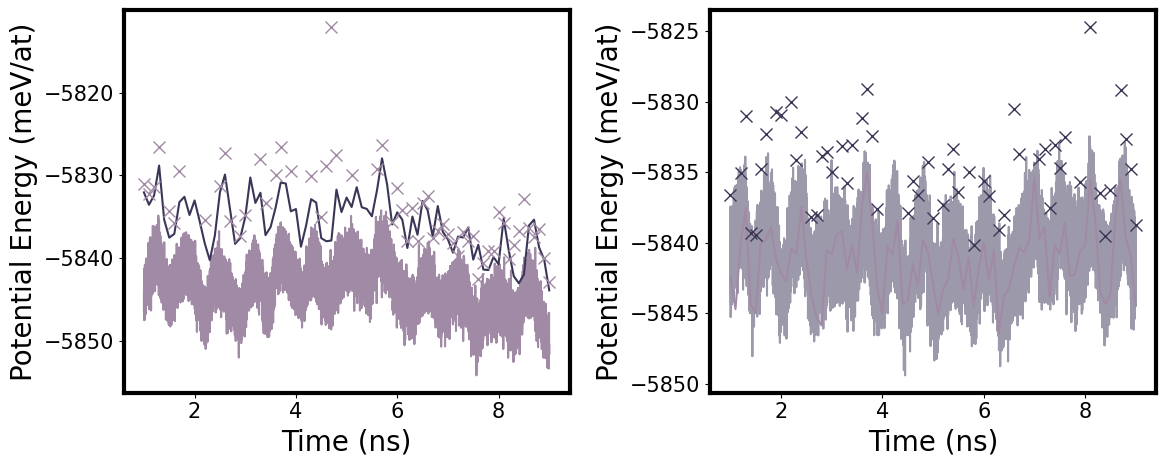
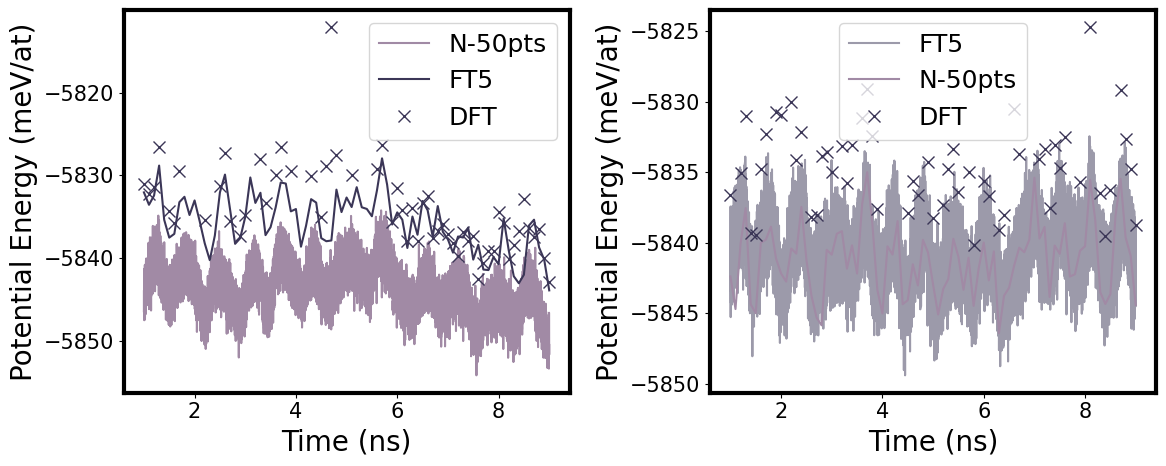
Unified diff of the notebook cell whose output changed from the first chart to the second:
--- before
+++ after
@@ -1,12 +1,18 @@
-fig, ax = plt.subplots(1,2, figsize = (12, 5))
+fig, ax = plt.subplots(1, 2, figsize = (12, 5))
 x_axis = np.linspace(0, 9, 18001)
-ax[0].plot(x_axis[2000:], Naive_Long_MD['PotEng'][2000:] * meV_per_atom, color=colors[2])
-ax[0].plot(x_axis[2000:][::200], periodic_on_naive[10:], color=colors[5])
-for key in Naive_Long_DFT.keys():
-    ax[0].plot(key/2000, Naive_Long_DFT[key].energy * meV_per_atom, 'x', color=colors[2], markersize=9)
-ax[1].plot(x_axis[2000:], Periodic_Long_MD['PotEng'][2000:] * meV_per_atom, color=colors[5], alpha=0.5)
-ax[1].plot(x_axis[2000:][::200], naive_on_periodic[10:], color=colors[2])
-for key in Periodic_Long_DFT.keys():
-    ax[1].plot(key/2000, Periodic_Long_DFT[key].energy * meV_per_atom, 'x', color=colors[5], markersize=9)
+ax[0].plot(x_axis[2000:], Naive_Long_MD['PotEng'][2000:] * meV_per_atom, color=colors[2], label='N-50pts')
+ax[0].plot(x_axis[2000:][::200], periodic_on_naive[10:], color=colors[5], label='FT5')
+keys, vals = zip(*Naive_Long_DFT.items())
+energies = np.array([v.energy for v in vals])
+ax[0].plot(np.array(keys)/2000, energies * meV_per_atom, 'x', color=colors[5], markersize=9, label='DFT')
+
+ax[1].plot(x_axis[2000:], Periodic_Long_MD['PotEng'][2000:] * meV_per_atom, color=colors[5], alpha=0.5, label='FT5')
+ax[1].plot(x_axis[2000:][::200], naive_on_periodic[10:], color=colors[2], label='N-50pts')
+keys, vals = zip(*Periodic_Long_DFT.items())
+energies = np.array([v.energy for v in vals])
+
+ax[1].plot(np.array(keys)/2000, energies * meV_per_atom, 'x', color=colors[5], markersize=9, label='DFT')
+ax[0].legend()
+ax[1].legend()
 ax[0].set_xlabel("Time (ns)")
 ax[1].set_xlabel("Time (ns)")

Commit: more analysis